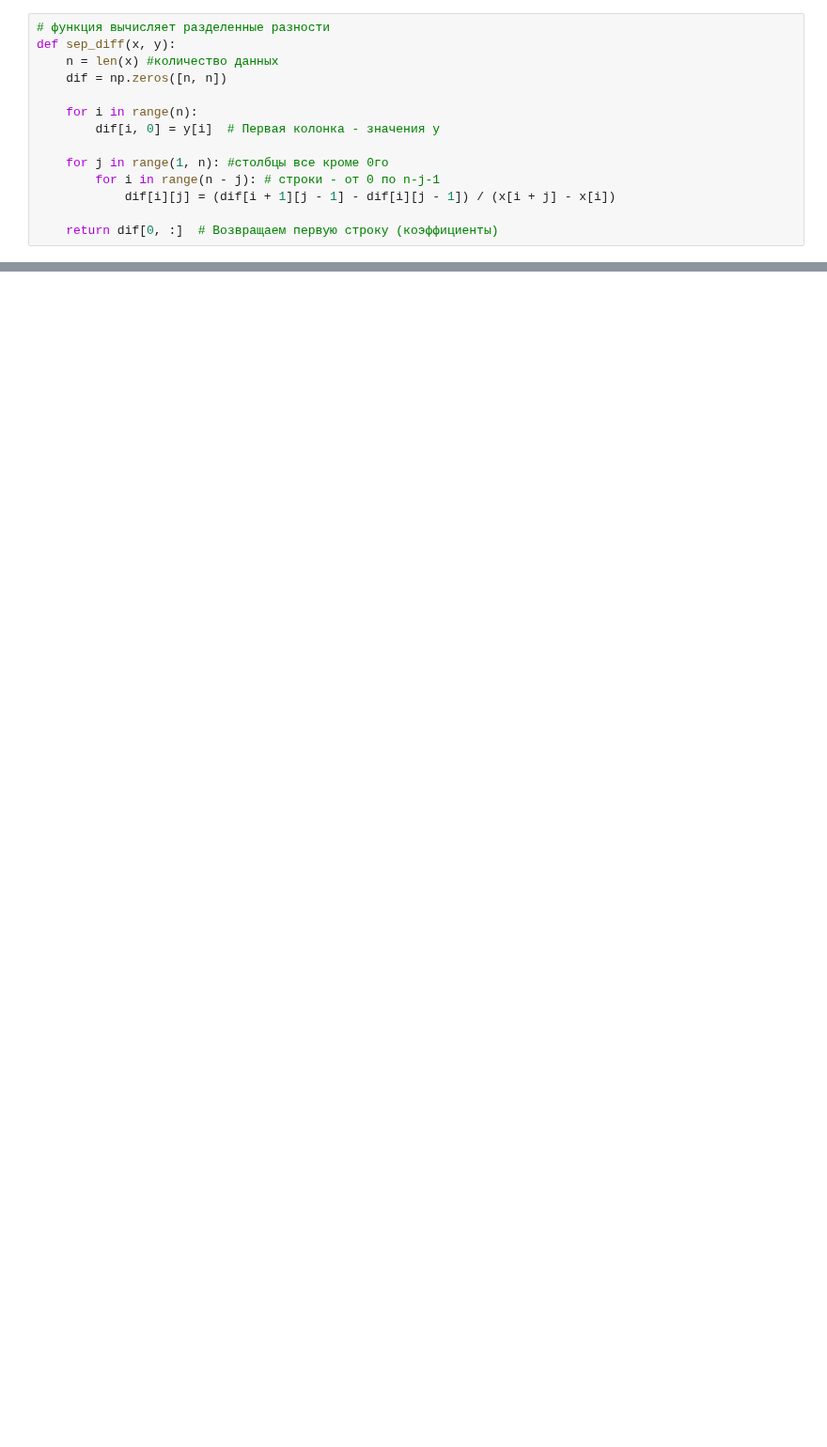
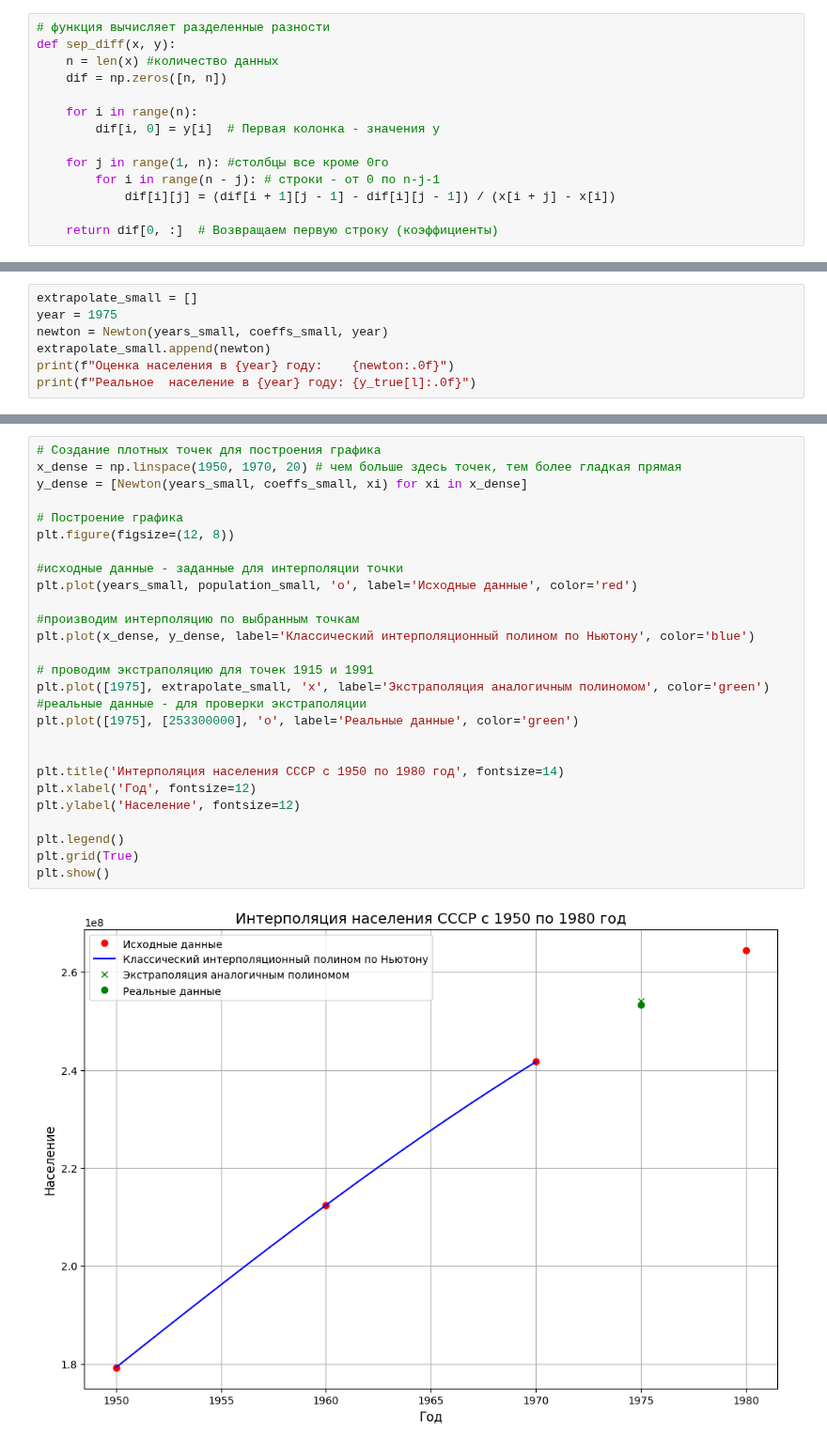
Before and after one commit to oncoming-lane/computational_mathematics, a Jupyter notebook: lab4/lab4.ipynb, the cells around one changed output, grey strips where cells are left out. Shown at 94% size. Drawn from its saved outputs; the diff is of its cells as text; blank space fills up the shorter version.

```diff
--- a/lab4/lab4.ipynb
+++ b/lab4/lab4.ipynb
@@ -139,0 +221,7 @@ TODO выяснить причину
+# %%
+extrapolate_small = []
+year = 1975
+newton = Newton(years_small, coeffs_small, year)
+extrapolate_small.append(newton)
+print(f"Оценка населения в {year} году:    {newton:.0f}")
+print(f"Реальное  население в {year} году: {y_true[l]:.0f}")
@@ -139,0 +231,29 @@ TODO выяснить причину
+# %%
+# Создание плотных точек для построения графика
+x_dense = np.linspace(1950, 1970, 20) # чем больше здесь точек, тем более гладкая прямая
+y_dense = [Newton(years_small, coeffs_small, xi) for xi in x_dense]
+
+# Построение графика
+plt.figure(figsize=(12, 8))
+
+#исходные данные - заданные для интерполяции точки
+plt.plot(years_small, population_small, 'o', label='Исходные данные', color='red')
+
+#производим интерполяцию по выбранным точкам
+plt.plot(x_dense, y_dense, label='Классический интерполяционный полином по Ньютону', color='blue')
+
+# проводим экстраполяцию для точек 1915 и 1991
+plt.plot([1975], extrapolate_small, 'x', label='Экстраполяция аналогичным полиномом', color='green')
+#реальные данные - для проверки экстраполяции
+plt.plot([1975], [253300000], 'o', label='Реальные данные', color='green')
+
+
+plt.title('Интерполяция населения СССР с 1950 по 1980 год', fontsize=14)
+plt.xlabel('Год', fontsize=12)
+plt.ylabel('Население', fontsize=12)
+
+plt.legend()
+plt.grid(True)
+plt.show()
+# %% [output]
+[figure, added]
```
Also changed, not shown: parts of 20 cells of this notebook, 1 other file.
